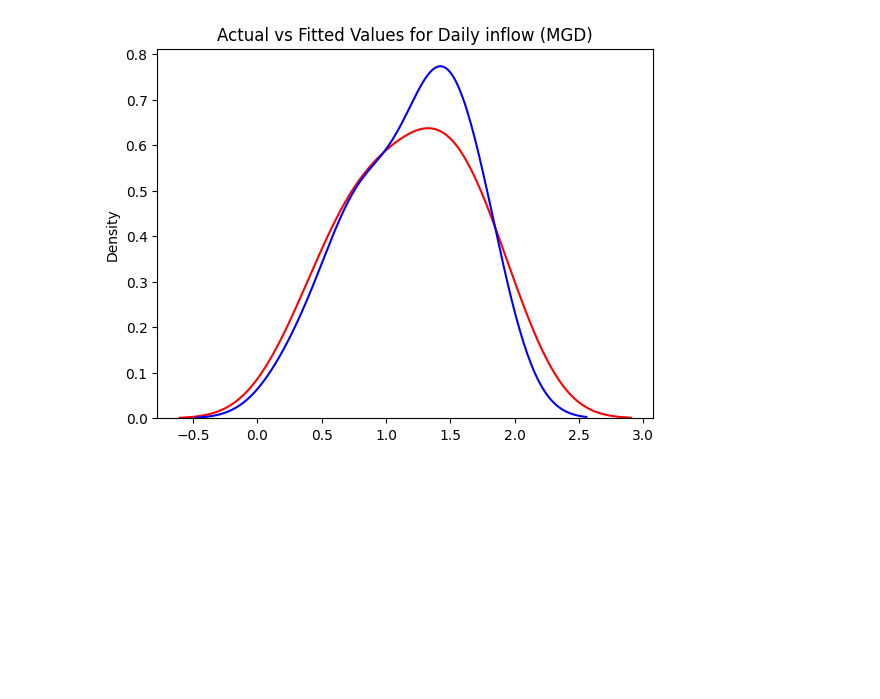
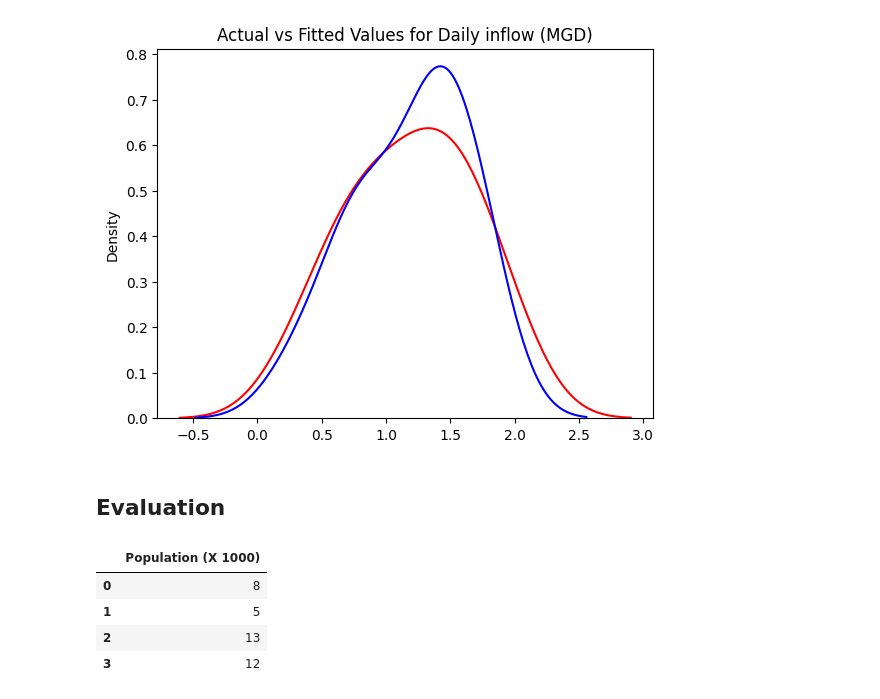
Before and after one commit to priteevaivude/Linear_Regression, a Jupyter notebook: Linear_regression_waste_water_project.ipynb, the cells around one changed output. Cells and saved outputs as stored; diff of their text form; code cells hidden in the pictures; blank space fills up the shorter version.

```diff
--- a/Linear_regression_waste_water_project.ipynb
+++ b/Linear_regression_waste_water_project.ipynb
@@ -310,3 +310,15 @@ https://gist.github.com/mwaskom/de44147ed2974457ad6372750bbe5751
 
   sns.distplot(ypred, hist=False, color="b", label="fitted value", ax=ax1)
 [figure]
+# %% [markdown]
+## Evaluation
+# %%
+
+X_test = X_test.reset_index(drop=True)
+X_test
+# %% [output]
+|  | Population (X 1000) |
+| 0 | 8 |
+| 1 | 5 |
+| 2 | 13 |
+| 3 | 12 |
```
Also changed, not shown: parts of 5 cells of this notebook.
